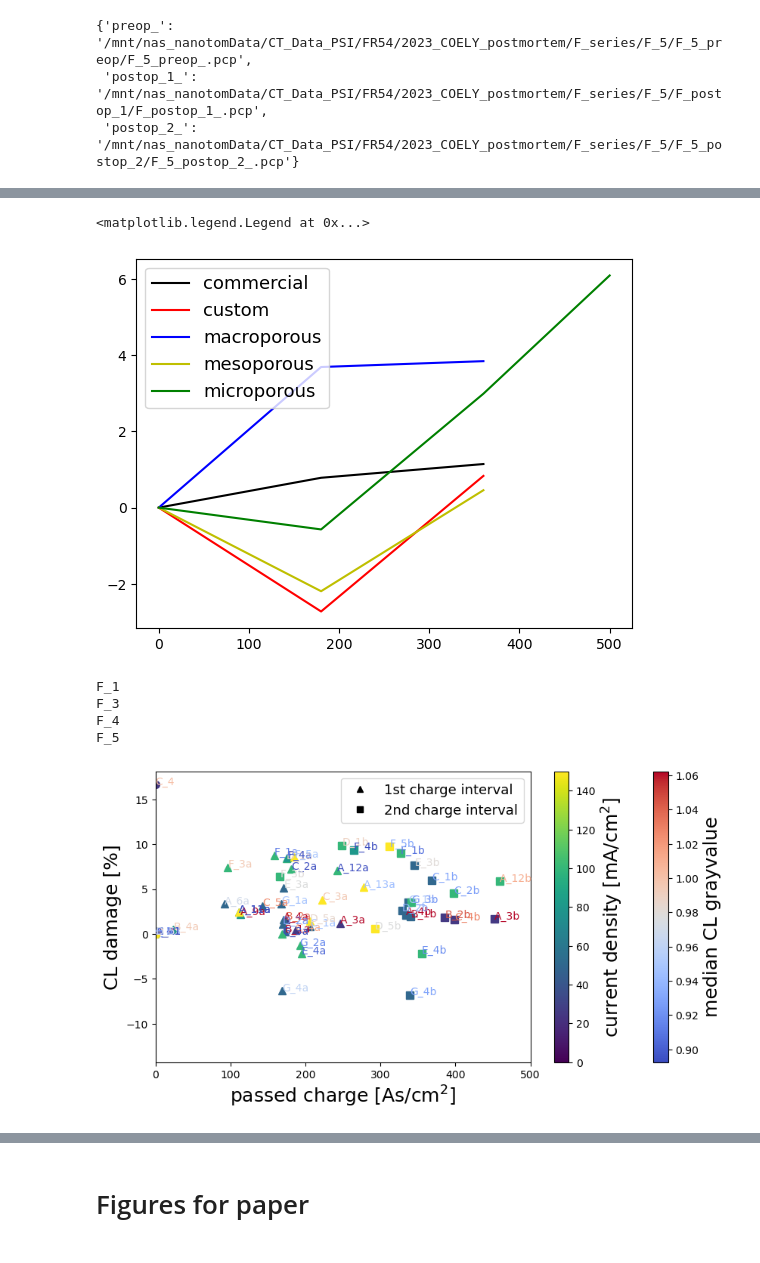
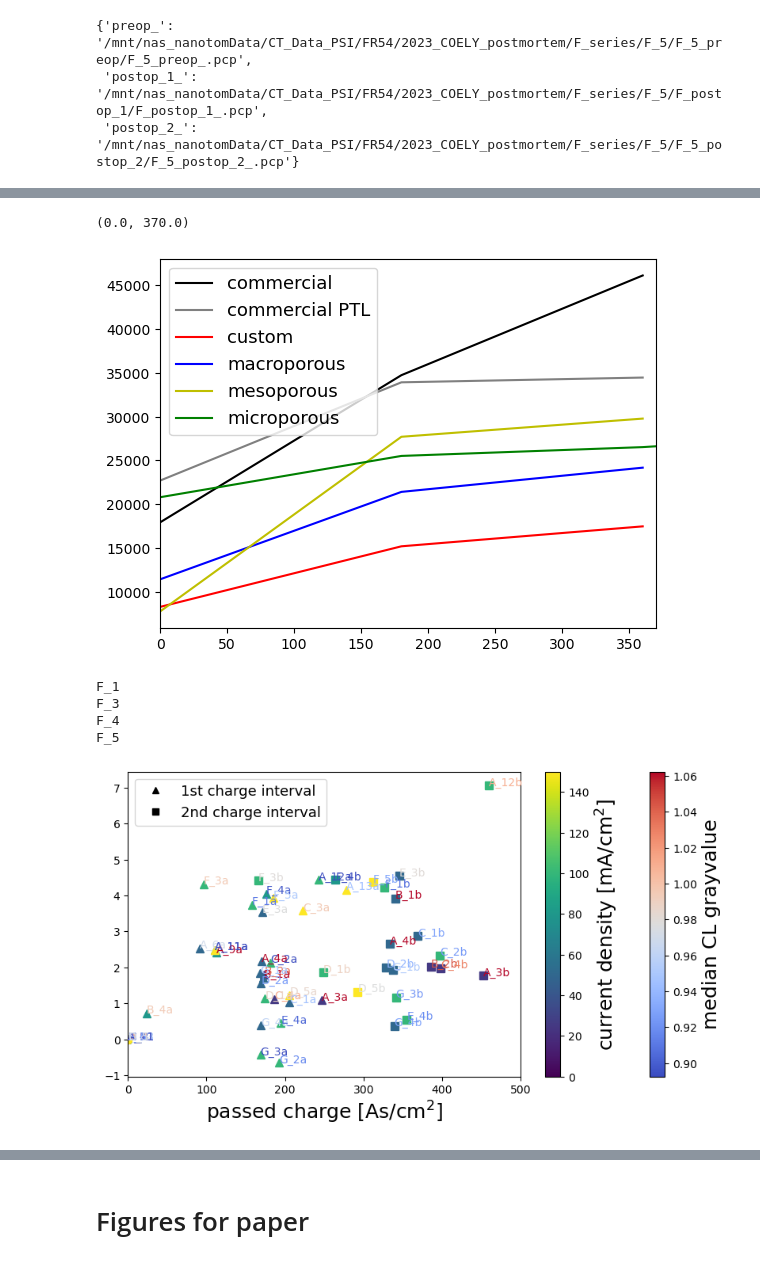
Before and after one commit to Pescatore23/coely_postmortem, a Jupyter notebook: CL_damage.ipynb, the cells around one changed output, grey strips where cells are left out. Cells and saved outputs as stored; diff of their text form; code cells hidden in the pictures.

```diff
--- a/CL_damage.ipynb
+++ b/CL_damage.ipynb
@@ -176,17 +182,26 @@ for line in datalines[1:]:
     val = float(valstr)
     splitsplit =  splitline[0].split('_')
     ser = splitsplit[0]
+    if ser == 'Z': continue
     sample = splitsplit[1]
     stage = ''.join([i+'_' for i in splitsplit[2:]])[:-1]
     if not ser in hole_dict.keys(): hole_dict[ser] = {}
     if not sample in  hole_dict[ser].keys():  hole_dict[ser][sample] = {}
-    hole_dict[ser][sample][stage] = val
+    # hole_dict[ser][sample][stage] = val
+    stages = data_dict[ser][sample]['stages']
+    for i in range(len(stages)):
+        stage = stages[i]
+        # hist = data_dict[ser][sample]['hist'][i,:]
+        # area = data_dict[ser][sample]['dark_area'][i]
+        # histmin= data_dict[ser][sample]['histmins'][i]
+        hole_area = data_dict[ser][sample]['hole_areas'][i]
+        hole_dict[ser][sample][stage] = hole_area
 # %%
 def plot_absolute_hole_area(ab, current, i):
     ser = ab.split('_')[0]
     sample = ab.split('_')[1]
     color=cm.tab10(i)
-    color_choices = {'A': 0, 'B': 1, 'C': 2, 'Z': 3}
+    color_choices = {'A': 0, 'B': 1, 'C': 2, 'D': 3, 'E': 4, 'F': 5, 'G': 6}
     color = cm.tab10(color_choices[ser])
     for key in hole_dict[ser][sample].keys():
         val = hole_dict[ser][sample][key]
@@ -205,7 +220,7 @@ def plot_absolute_hole_area(ab, current, i):
 # %%
 current_25 = ['A_3', 'B_2', 'C_4']
 current_50 = ['A_4', 'B_1', 'C_1', 'D_2', 'E_3', 'G_1', 'G_4']
-current_50_special = ['A_6', 'C_5']
+current_50_special = ['A_6'] #, 'C_5'] C5 bad processing
 current_80_special = ['A_11', 'A_9', 'B_4'] + ['F_4']
 current_100 = ['A_12', 'C_2', 'D_1', 'E_4', 'G_2', 'G_3', 'F_1'] + ['F_3']
 current_150 = ['C_3']#, 'Z_4'] # Z_4 pretty damaged during assembly
@@ -504,12 +519,6 @@ def plot_damage_vs_charge(ab,I, norm, ax, norm2,cmap, cmap2):
         print(ab)
     sample = ab.split('_')[1]
     baseval = hole_dict[ser][sample]['preop']
-    if ab == 'C_4':
-        baseval = 45000
-    # if ab == 'G_4':
-    #     baseval = 45000*1.3
-    if ab == 'Z_4':
-        baseval = 150000
     # baseval = 0
     for key in hole_dict[ser][sample].keys():
         holeval = hole_dict[ser][sample][key]
@@ -551,11 +560,6 @@ def plot_damage_vs_charge_v2(ab,I, norm, ax, norm2,cmap, cmap2):
 
     sample = ab.split('_')[1]
     baseval = hole_dict[ser][sample]['preop']
-    if ab == 'C_4':
-        baseval = 45000
-    # if ab == 'G_4':
-    #     baseval = 45000*1.3
-    if ab == 'Z_4': baseval = 150000
     # baseval = 0
     XX = np.array([np.nan,np.nan,np.nan,np.nan])
     YY = np.array([np.nan,np.nan,np.nan,np.nan])
@@ -582,11 +586,9 @@ def plot_damage_vs_charge_v2(ab,I, norm, ax, norm2,cmap, cmap2):
             txt = txt+'c'
             ii = 3
         # marker = 's'
-        x, y = Q, (holeval-baseval)/1000/500*100
+        x, y = Q, (holeval-baseval)#/1000/500*100
         XX[ii] = x
         YY[ii] = y
-        if ab == 'C_4':
-            YY[0] = np.nan
     ax.plot(XX, YY, marker = 'o', color = color, markersize=7, linestyle=linestyle)
 
 def plot_damage_vs_charge_v3(ab,I, norm, ax, norm2,cmap, cmap2):
@@ -599,7 +601,7 @@ def plot_damage_vs_charge_v3(ab,I, norm, ax, norm2,cmap, cmap2):
     if ser == 'E':
         color = 'b'
     if ser == 'C' or ser == 'Z':
-        color = 'k'
+        color = 'gray'
     if ser=='G':
         color = 'y'
     if ser=='F':
@@ -607,11 +609,6 @@ def plot_damage_vs_charge_v3(ab,I, norm, ax, norm2,cmap, cmap2):
 
     sample = ab.split('_')[1]
     baseval = hole_dict[ser][sample]['preop']
-    # if ab == 'C_4':
-    #     baseval = 45000
-    # if ab == 'G_4':
-    #     baseval = 45000*1.3
-    if ab == 'Z_4': baseval = 150000
     # baseval = 0
     XX = np.array([np.nan,np.nan,np.nan,np.nan])
     YY = np.array([np.nan,np.nan,np.nan,np.nan])
@@ -630,11 +627,9 @@ def plot_damage_vs_charge_v3(ab,I, norm, ax, norm2,cmap, cmap2):
             txt = txt+'c'
             ii = 3
         # marker = 's'
-        x, y = Q, (holeval-baseval)/1000/500*100
+        x, y = Q, (holeval-baseval)#/1000/500*100
         XX[ii] = x
         YY[ii] = y
-        if ab == 'C_4':
-            YY[0] = np.nan
     ax.plot(XX, YY, marker = 'o', color = color, markersize=7)
 
 def linear(m, x0, label=None):
@@ -730,13 +795,15 @@ plt.xlim(-10,500)
 # %%
-plt.plot([0,180,360,500],np.nanmean(ABCZ[:,1,:],axis=0)-np.nanmean(ABCZ[:,1,:],axis=0)[0], 'k', label = 'commercial')
-plt.plot([0,180,360,500],np.nanmean(D[:,1,:],axis=0)-np.nanmean(D[:,1,:],axis=0)[0], 'r', label = 'custom')
-plt.plot([0,180,360,500],np.nanmean(E[:,1,:],axis=0)-np.nanmean(E[:,1,:],axis=0)[0], 'b', label = 'macroporous')
-plt.plot([0,180,360,500],np.nanmean(F[:,1,:],axis=0)-np.nanmean(F[:,1,:],axis=0)[0], 'y', label = 'mesoporous')
-plt.plot([0,180,360,500],np.nanmean(G[:,1,:],axis=0)-np.nanmean(G[:,1,:],axis=0)[0], 'g', label = 'microporous')
+plt.plot([0,180,360,500],np.nanmedian(ABZ[:,1,:] - np.transpose(ABZ[:,1,0][None,:]*0, (1,0)),axis=0), 'k', label = 'commercial')
+plt.plot([0,180,360,500],np.nanmedian(C[:,1,:] - np.transpose(C[:,1,0][None,:]*0, (1,0)),axis=0), 'gray', label = 'commercial PTL')
+plt.plot([0,180,360,500],np.nanmedian(D[:,1,:] - np.transpose(D[:,1,0][None,:]*0, (1,0)),axis=0), 'r', label = 'custom')
+plt.plot([0,180,360,500],np.nanmedian(E[:,1,:] - np.transpose(E[:,1,0][None,:]*0, (1,0)),axis=0), 'b', label = 'macroporous')
+plt.plot([0,180,360,500],np.nanmedian(F[:,1,:] - np.transpose(F[:,1,0][None,:]*0, (1,0)),axis=0), 'y', label = 'mesoporous')
+plt.plot([0,180,360,500],np.nanmedian(G[:,1,:] - np.transpose(G[:,1,0][None,:]*0, (1,0)),axis=0), 'g', label = 'microporous')
 plt.legend()
+plt.xlim(0,370)
 # %% [output]
-<matplotlib.legend.Legend at 0x...>
+(0.0, 370.0)
-[figure, old version]
+[figure, new version]
 # %%
 tomcatdatapath = os.path.join(toppath, 'TOMCAT_reference_data', 'charge_damage_current_calib2.csv')
 # %%
@@ -785,36 +852,36 @@ for ab in current_50_special:
     # plot_damage_vs_charge_v2(ab,50, norm, ax, norm2, cmap, cmap2)
     i = i+1
 i = 0
 for ab in current_high_special:
     plot_damage_vs_charge(ab,250,norm, ax, norm2, cmap, cmap2)
     # plot_damage_vs_charge_v2(ab,250,norm, ax, norm2, cmap, cmap2)
     i = i+1
 # plt.legend()
 ax.set_xlabel('passed charge [As/cm$^2$]')
 # plt.ylabel('Q [As/cm2]')
-ax.set_ylabel('CL damage [%]')
+# ax.set_ylabel('CL damage [%]')
 fig.colorbar(plt.cm.ScalarMappable(norm=norm2, cmap=cmap2),
              ax=ax, label='median CL grayvalue')
 fig.colorbar(plt.cm.ScalarMappable(norm=norm, cmap=cmap),
              ax=ax, label='current density [mA/cm$^2$]')
 
 
 
 # plt.ylim(0)
 m0 = 0.0155
 # linear(m0,5, label = 'initial charge-damage relation')
-# plt.ylim(0,30)
+# plt.ylim(-100)
 plt.xlim(0,500)
 plt.rc('legend', fontsize=13) #fontsize of the legend
 plt.legend()
 plt.rc('axes', labelsize=18) #fontsize of the x and y labels
 # plt.savefig('/mpc/homes/fische_r/paper/07-coely-postmortem/sketch_images/charge_damage_with_tomcat.pdf', bbox_inches='tight')
 # %% [output]
 F_1
 F_3
 F_4
 F_5
-[figure, old version]
+[figure, new version]
 # %%
 norm = Normalize(vmin=0,vmax=150)
 d = 0.0075
```
Also changed, not shown: parts of 17 cells of this notebook, 1 other file.
